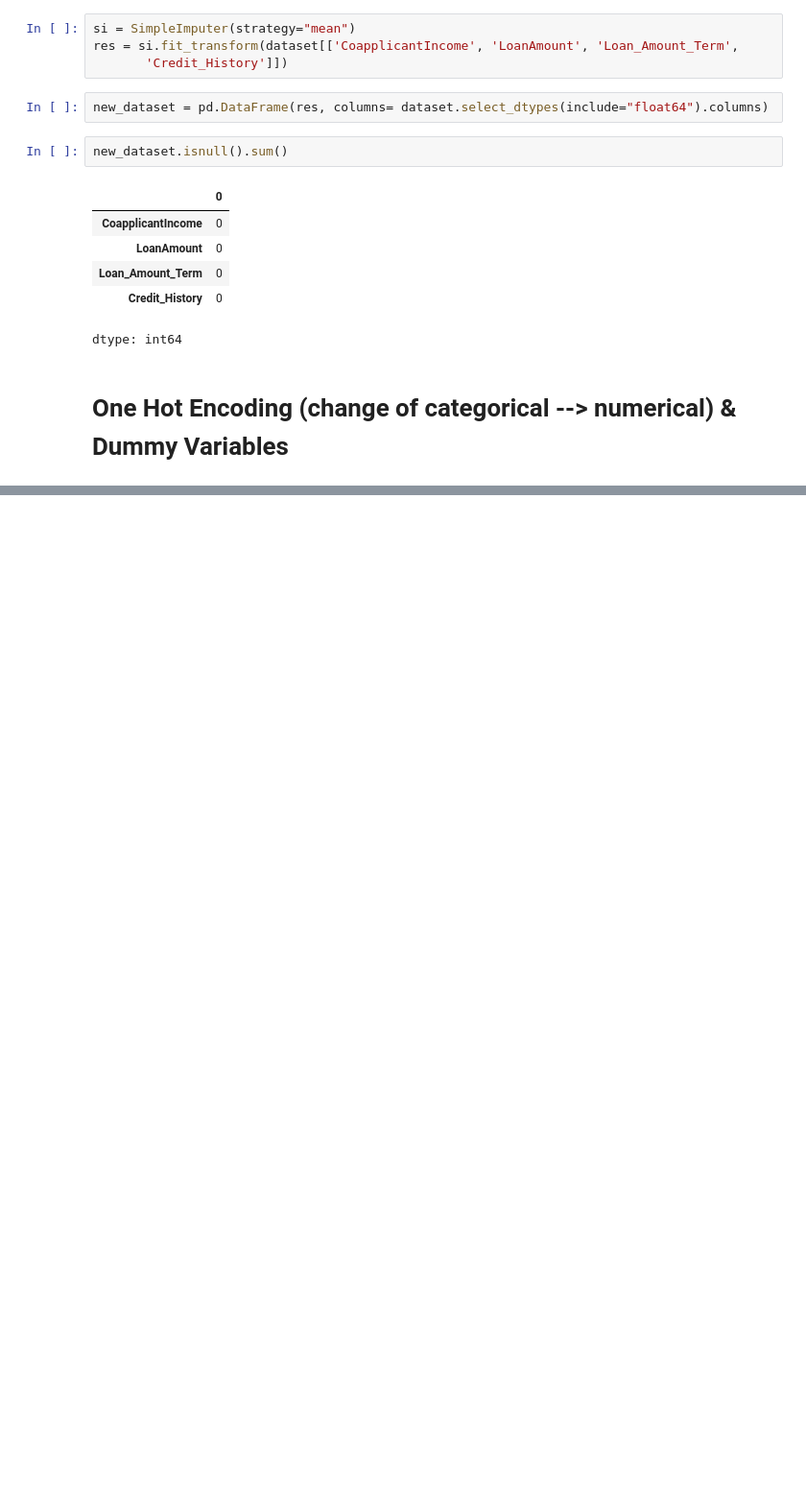
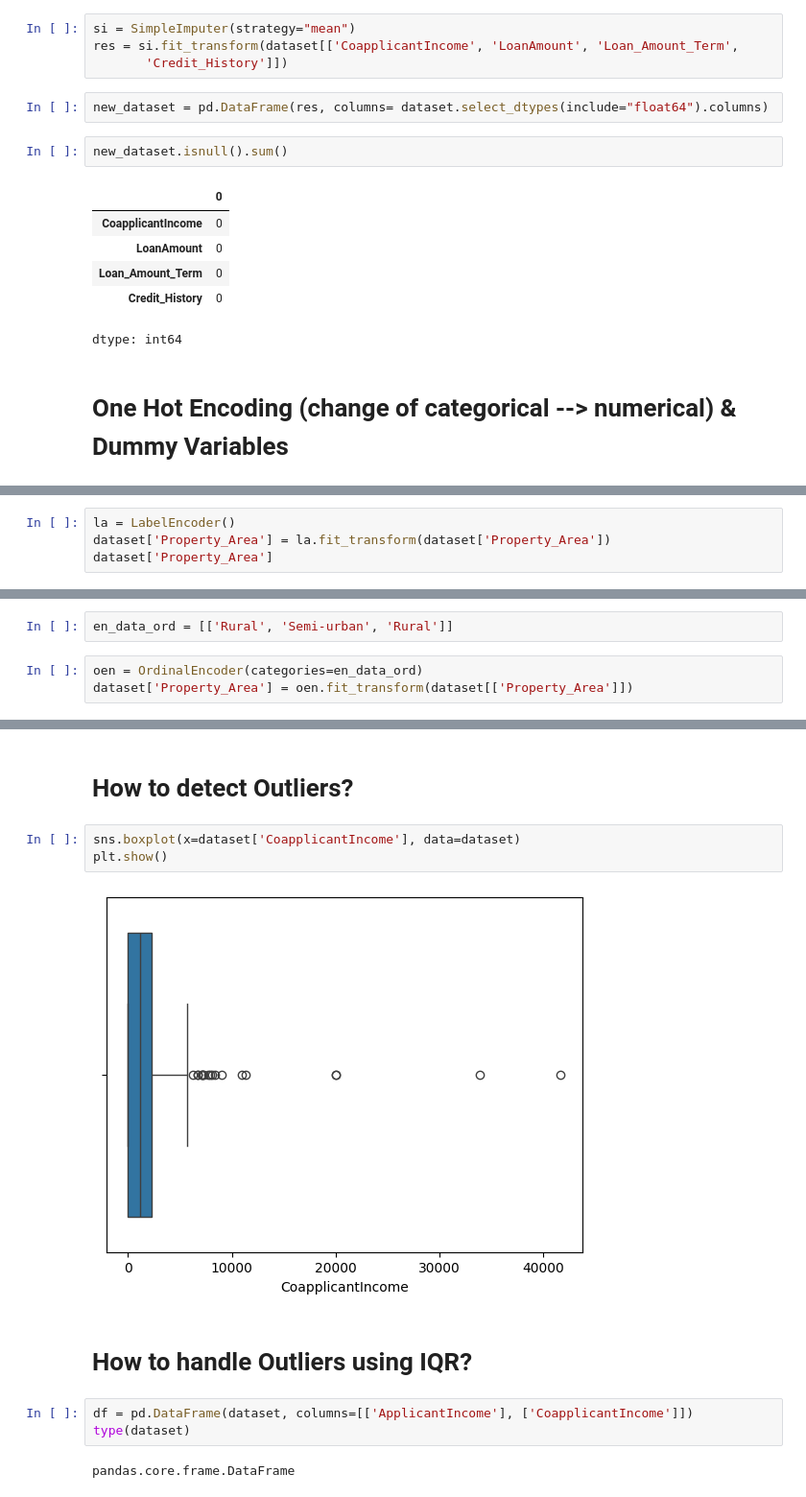
Before and after one commit to Vaishnavi943/ML_Course_-dl-ds, a Jupyter notebook: data-cleaning/jupyter.ipynb, the cells around one changed output, grey strips where cells are left out. Shown: that part at 96% size. Drawn from its saved outputs; the diff is of its cells as text; blank space fills up the shorter version.

```diff
--- a/data-cleaning/jupyter.ipynb
+++ b/data-cleaning/jupyter.ipynb
@@ -168,0 +236,4 @@ dtype: int64
+# %%
+la = LabelEncoder()
+dataset['Property_Area'] = la.fit_transform(dataset['Property_Area'])
+dataset['Property_Area']
@@ -168,0 +269,5 @@ dtype: int64
+# %%
+en_data_ord = [['Rural', 'Semi-urban', 'Rural']]
+# %%
+oen = OrdinalEncoder(categories=en_data_ord)
+dataset['Property_Area'] = oen.fit_transform(dataset[['Property_Area']])
@@ -168,0 +290,14 @@ dtype: int64
+# %% [markdown]
+# How to detect Outliers?
+# %%
+sns.boxplot(x=dataset['CoapplicantIncome'], data=dataset)
+plt.show()
+# %% [output]
+[figure, added]
+# %% [markdown]
+# How to handle Outliers using IQR?
+# %%
+df = pd.DataFrame(dataset, columns=[['ApplicantIncome'], ['CoapplicantIncome']])
+type(dataset)
+# %% [output]
+pandas.core.frame.DataFrame
```
Also changed, not shown: parts of 18 cells of this notebook.
